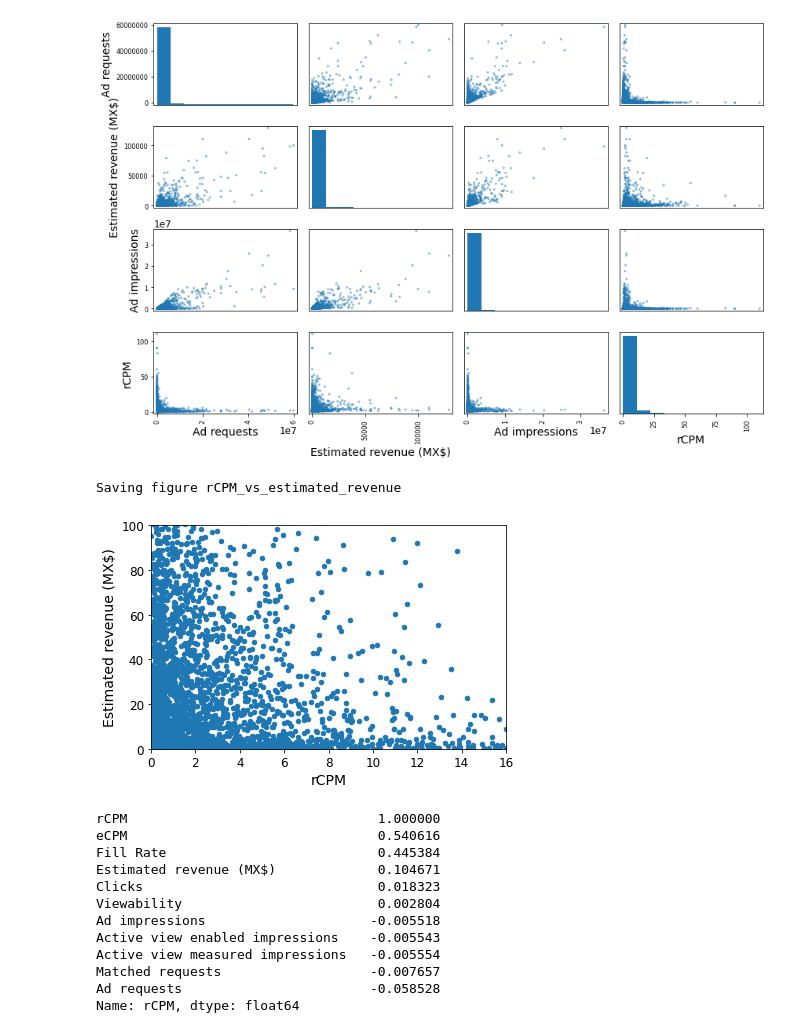
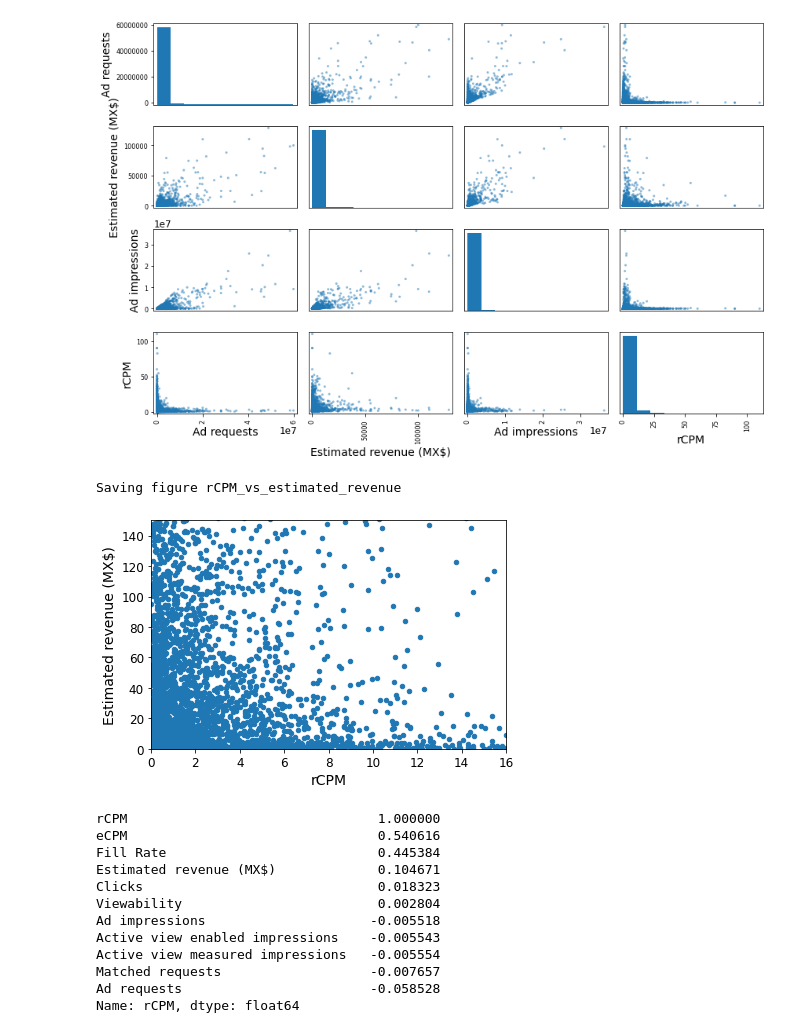
Before and after one commit to aaronjdigital/mlidigital, a Jupyter notebook: Newbase ML Reglas de Precio.ipynb, the cells around one changed output. Cells and saved outputs as stored; diff of their text form; code cells hidden in the pictures.

```diff
--- a/Newbase ML Reglas de Precio.ipynb
+++ b/Newbase ML Reglas de Precio.ipynb
@@ -211,10 +219,13 @@ save_fig("scatter_matrix_plot")
 Saving figure scatter_matrix_plot
 [figure]
 # %%
+# No necesariamente se observa una relación entre mejor rCPM mejor cantidad de ingresos.
+# Se podría decir que entre menor CPM se venden más
+# Identificar las instancias que con mayor CPM tienen buen volumen de ingresos.
 housing.plot(kind="scatter", x="rCPM", y="Estimated revenue (MX$)")
-plt.axis([0, 16, 0, 100])
+plt.axis([0, 16, 0, 150])
 save_fig("rCPM_vs_estimated_revenue")
 # %% [output]
 Saving figure rCPM_vs_estimated_revenue
-[figure, old version]
+[figure, new version]
 # %%
```
Also changed, not shown: parts of 58 cells of this notebook.
